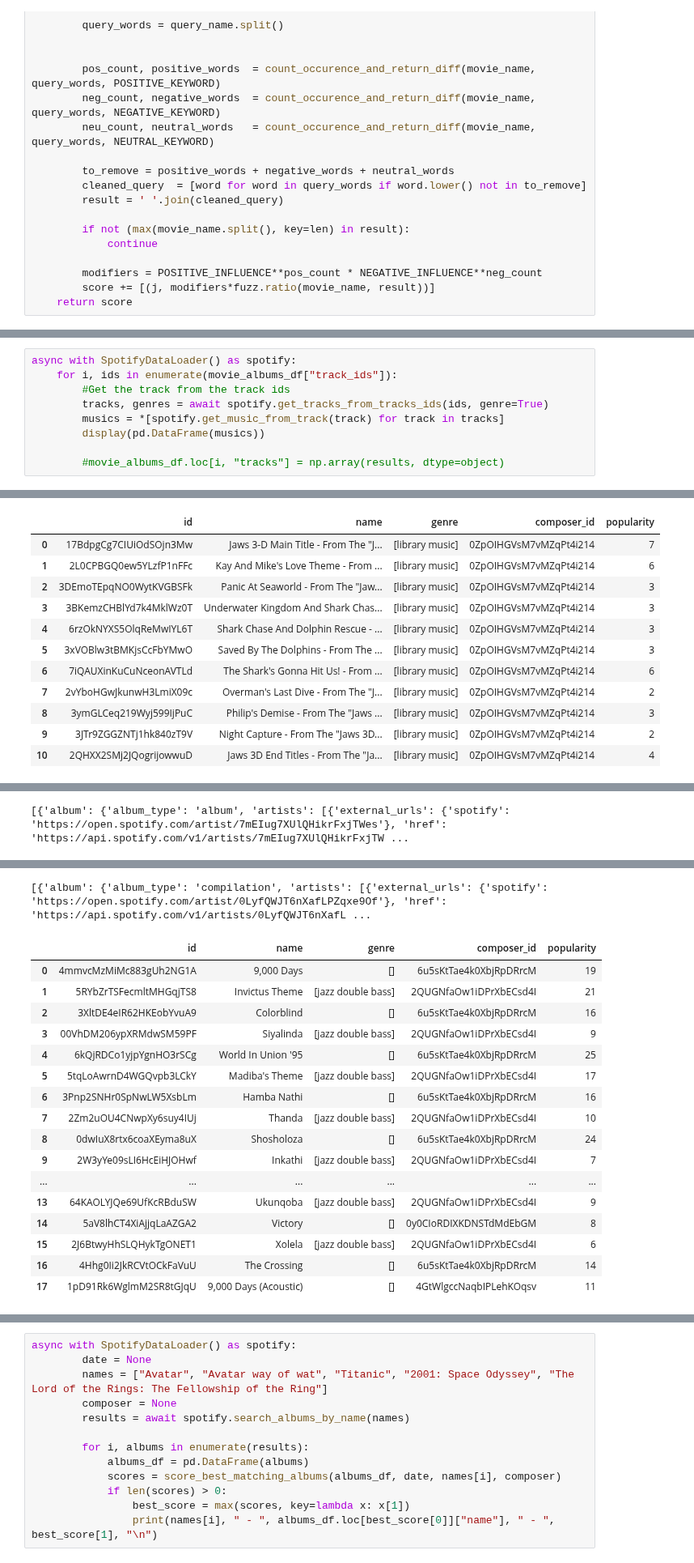
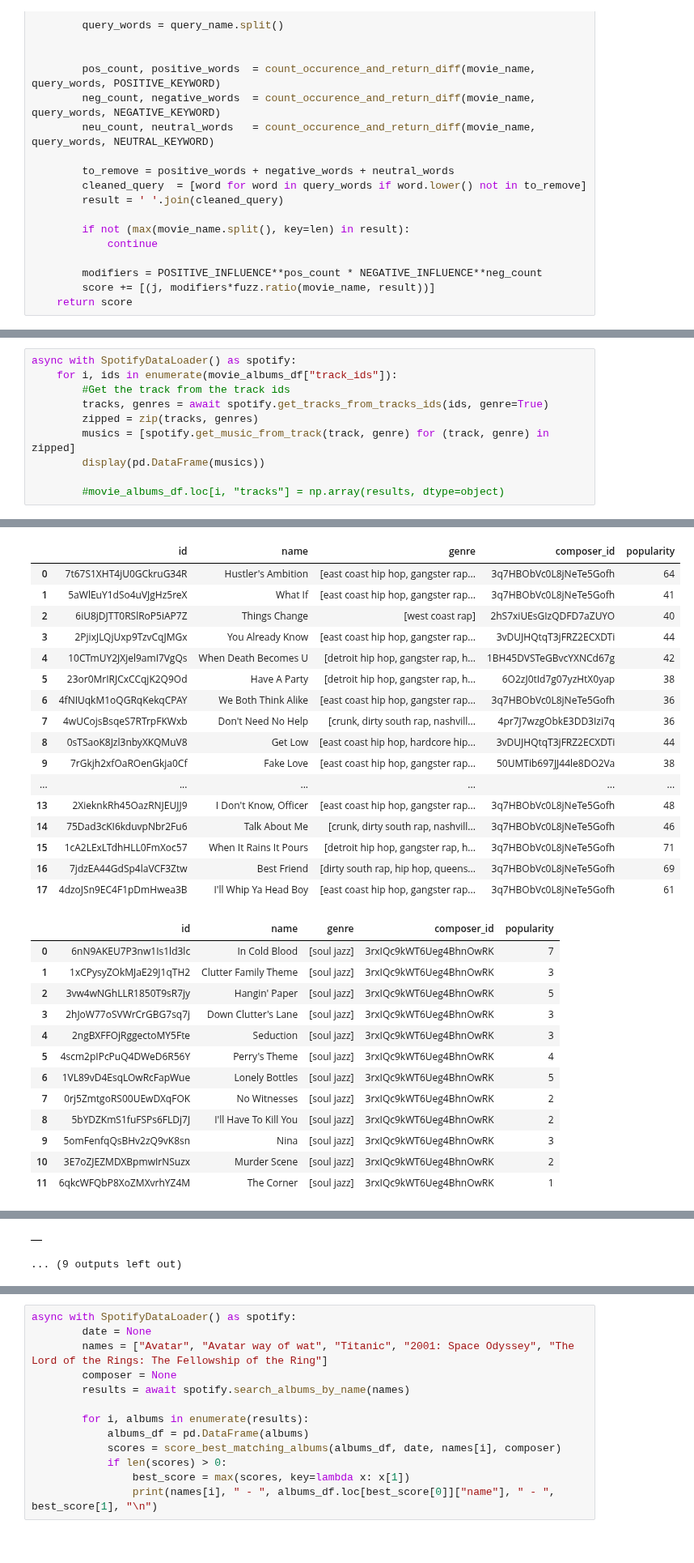
Before and after one commit to epfl-ada/ada-2023-project-learningthesecretsofdata, a Jupyter notebook: milestone_3.ipynb, the cells around one changed output, grey strips where cells are left out. Shown at 81% size. Saved outputs shown, nothing was run; the diff lists cells and outputs as text.

Commit message:
Retrieve tracks as dataframe

```diff
--- a/milestone_3.ipynb
+++ b/milestone_3.ipynb
@@ -340,7 +335,8 @@ async with SpotifyDataLoader() as spotify:
     for i, ids in enumerate(movie_albums_df["track_ids"]):
         #Get the track from the track ids
         tracks, genres = await spotify.get_tracks_from_tracks_ids(ids, genre=True)
-        musics = *[spotify.get_music_from_track(track) for track in tracks]
+        zipped = zip(tracks, genres)
+        musics = [spotify.get_music_from_track(track, genre) for (track, genre) in zipped]
         display(pd.DataFrame(musics))
 
         #movie_albums_df.loc[i, "tracks"] = np.array(results, dtype=object)
@@ -347,0 +395,30 @@ async with SpotifyDataLoader() as spotify:
+|  | id | name | genre | composer_id | popularity |
+| 0 | 7t67S1XHT4jU0GCkruG34R | Hustler's Ambition | [east coast hip hop, gangster rap... | 3q7HBObVc0L8jNeTe5Gofh | 64 |
+| 1 | 5aWlEuY1dSo4uVJgHz5reX | What If | [east coast hip hop, gangster rap... | 3q7HBObVc0L8jNeTe5Gofh | 41 |
+| 2 | 6iU8jDJTT0RSlRoP5iAP7Z | Things Change | [west coast rap] | 2hS7xiUEsGIzQDFD7aZUYO | 40 |
+| 3 | 2PjixJLQjUxp9TzvCqJMGx | You Already Know | [east coast hip hop, gangster rap... | 3vDUJHQtqT3jFRZ2ECXDTi | 44 |
+| 4 | 10CTmUY2JXjel9amI7VgQs | When Death Becomes U | [detroit hip hop, gangster rap, h... | 1BH45DVSTeGBvcYXNCd67g | 42 |
+| 5 | 23or0MrIRJCxCCqjK2Q9Od | Have A Party | [detroit hip hop, gangster rap, h... | 6O2zJ0tId7g07yzHtX0yap | 38 |
+| 6 | 4fNIUqkM1oQGRqKekqCPAY | We Both Think Alike | [east coast hip hop, gangster rap... | 3q7HBObVc0L8jNeTe5Gofh | 36 |
+| 7 | 4wUCojsBsqeS7RTrpFKWxb | Don't Need No Help | [crunk, dirty south rap, nashvill... | 4pr7J7wzgObkE3DD3Izi7q | 36 |
+| 8 | 0sTSaoK8Jzl3nbyXKQMuV8 | Get Low | [east coast hip hop, hardcore hip... | 3vDUJHQtqT3jFRZ2ECXDTi | 44 |
+| 9 | 7rGkjh2xfOaROenGkja0Cf | Fake Love | [east coast hip hop, gangster rap... | 50UMTib697JJ44le8DO2Va | 38 |
+| ... | ... | ... | ... | ... | ... |
+| 13 | 2XieknkRh45OazRNJEUJJ9 | I Don't Know, Officer | [east coast hip hop, gangster rap... | 3q7HBObVc0L8jNeTe5Gofh | 48 |
+| 14 | 75Dad3cKI6kduvpNbr2Fu6 | Talk About Me | [crunk, dirty south rap, nashvill... | 3q7HBObVc0L8jNeTe5Gofh | 46 |
+| 15 | 1cA2LExLTdhHLL0FmXoc57 | When It Rains It Pours | [detroit hip hop, gangster rap, h... | 3q7HBObVc0L8jNeTe5Gofh | 71 |
+| 16 | 7jdzEA44GdSp4laVCF3Ztw | Best Friend | [dirty south rap, hip hop, queens... | 3q7HBObVc0L8jNeTe5Gofh | 69 |
+| 17 | 4dzoJSn9EC4F1pDmHwea3B | I'll Whip Ya Head Boy | [east coast hip hop, gangster rap... | 3q7HBObVc0L8jNeTe5Gofh | 61 |
+|  | id | name | genre | composer_id | popularity |
+| 0 | 6nN9AKEU7P3nw1Is1ld3lc | In Cold Blood | [soul jazz] | 3rxIQc9kWT6Ueg4BhnOwRK | 7 |
+| 1 | 1xCPysyZOkMJaE29J1qTH2 | Clutter Family Theme | [soul jazz] | 3rxIQc9kWT6Ueg4BhnOwRK | 3 |
+| 2 | 3vw4wNGhLLR1850T9sR7jy | Hangin' Paper | [soul jazz] | 3rxIQc9kWT6Ueg4BhnOwRK | 5 |
+| 3 | 2hJoW77oSVWrCrGBG7sq7j | Down Clutter's Lane | [soul jazz] | 3rxIQc9kWT6Ueg4BhnOwRK | 3 |
+| 4 | 2ngBXFFOjRggectoMY5Fte | Seduction | [soul jazz] | 3rxIQc9kWT6Ueg4BhnOwRK | 3 |
+| 5 | 4scm2pIPcPuQ4DWeD6R56Y | Perry's Theme | [soul jazz] | 3rxIQc9kWT6Ueg4BhnOwRK | 4 |
+| 6 | 1VL89vD4EsqLOwRcFapWue | Lonely Bottles | [soul jazz] | 3rxIQc9kWT6Ueg4BhnOwRK | 5 |
+| 7 | 0rj5ZmtgoRS00UEwDXqFOK | No Witnesses | [soul jazz] | 3rxIQc9kWT6Ueg4BhnOwRK | 2 |
+| 8 | 5bYDZKmS1fuFSPs6FLDj7J | I'll Have To Kill You | [soul jazz] | 3rxIQc9kWT6Ueg4BhnOwRK | 2 |
+| 9 | 5omFenfqQsBHv2zQ9vK8sn | Nina | [soul jazz] | 3rxIQc9kWT6Ueg4BhnOwRK | 3 |
+| 10 | 3E7oZJEZMDXBpmwIrNSuzx | Murder Scene | [soul jazz] | 3rxIQc9kWT6Ueg4BhnOwRK | 2 |
+| 11 | 6qkcWFQbP8XoZMXvrhYZ4M | The Corner | [soul jazz] | 3rxIQc9kWT6Ueg4BhnOwRK | 1 |
@@ -349,12 +460,0 @@ async with SpotifyDataLoader() as spotify:
-|  | id | name | genre | composer_id | popularity |
-| 0 | 17BdpgCg7CIUiOdSOjn3Mw | Jaws 3-D Main Title - From The "J... | [library music] | 0ZpOIHGVsM7vMZqPt4i214 | 7 |
-| 1 | 2L0CPBGQ0ew5YLzfP1nFFc | Kay And Mike's Love Theme - From ... | [library music] | 0ZpOIHGVsM7vMZqPt4i214 | 6 |
-| 2 | 3DEmoTEpqNO0WytKVGBSFk | Panic At Seaworld - From The "Jaw... | [library music] | 0ZpOIHGVsM7vMZqPt4i214 | 3 |
-| 3 | 3BKemzCHBlYd7k4MklWz0T | Underwater Kingdom And Shark Chas... | [library music] | 0ZpOIHGVsM7vMZqPt4i214 | 3 |
-| 4 | 6rzOkNYXS5OlqReMwIYL6T | Shark Chase And Dolphin Rescue - ... | [library music] | 0ZpOIHGVsM7vMZqPt4i214 | 3 |
-| 5 | 3xVOBlw3tBMKjsCcFbYMwO | Saved By The Dolphins - From The ... | [library music] | 0ZpOIHGVsM7vMZqPt4i214 | 3 |
-| 6 | 7iQAUXinKuCuNceonAVTLd | The Shark's Gonna Hit Us! - From ... | [library music] | 0ZpOIHGVsM7vMZqPt4i214 | 6 |
-| 7 | 2vYboHGwJkunwH3LmiX09c | Overman's Last Dive - From The "J... | [library music] | 0ZpOIHGVsM7vMZqPt4i214 | 2 |
-| 8 | 3ymGLCeq219Wyj599IjPuC | Philip's Demise - From The "Jaws ... | [library music] | 0ZpOIHGVsM7vMZqPt4i214 | 3 |
-| 9 | 3JTr9ZGGZNTj1hk840zT9V | Night Capture - From The "Jaws 3D... | [library music] | 0ZpOIHGVsM7vMZqPt4i214 | 2 |
-| 10 | 2QHXX2SMj2JQogrijowwuD | Jaws 3D End Titles - From The "Ja... | [library music] | 0ZpOIHGVsM7vMZqPt4i214 | 4 |
@@ -361 +486,2 @@ async with SpotifyDataLoader() as spotify:
+|  |
-[{'album': {'album_type': 'album', 'artists': [{'external_urls': {'spotify': 'https://open.spotify.com/artist/7mEIug7XUlQHikrFxjTWes'}, 'href': 'https://api.spotify.com/v1/artists/7mEIug7XUlQHikrFxjTW ...
+... (9 outputs left out)
@@ -375,18 +487,0 @@ async with SpotifyDataLoader() as spotify:
-[{'album': {'album_type': 'compilation', 'artists': [{'external_urls': {'spotify': 'https://open.spotify.com/artist/0LyfQWJT6nXafLPZqxe9Of'}, 'href': 'https://api.spotify.com/v1/artists/0LyfQWJT6nXafL ...
-|  | id | name | genre | composer_id | popularity |
-| 0 | 4mmvcMzMiMc883gUh2NG1A | 9,000 Days | [] | 6u5sKtTae4k0XbjRpDRrcM | 19 |
-| 1 | 5RYbZrTSFecmltMHGqjTS8 | Invictus Theme | [jazz double bass] | 2QUGNfaOw1iDPrXbECsd4I | 21 |
-| 2 | 3XltDE4eIR62HKEobYvuA9 | Colorblind | [] | 6u5sKtTae4k0XbjRpDRrcM | 16 |
-| 3 | 00VhDM206ypXRMdwSM59PF | Siyalinda | [jazz double bass] | 2QUGNfaOw1iDPrXbECsd4I | 9 |
-| 4 | 6kQjRDCo1yjpYgnHO3rSCg | World In Union '95 | [] | 6u5sKtTae4k0XbjRpDRrcM | 25 |
-| 5 | 5tqLoAwrnD4WGQvpb3LCkY | Madiba's Theme | [jazz double bass] | 2QUGNfaOw1iDPrXbECsd4I | 17 |
-| 6 | 3Pnp2SNHr0SpNwLW5XsbLm | Hamba Nathi | [] | 6u5sKtTae4k0XbjRpDRrcM | 16 |
-| 7 | 2Zm2uOU4CNwpXy6suy4IUj | Thanda | [jazz double bass] | 2QUGNfaOw1iDPrXbECsd4I | 10 |
-| 8 | 0dwIuX8rtx6coaXEyma8uX | Shosholoza | [] | 6u5sKtTae4k0XbjRpDRrcM | 24 |
-| 9 | 2W3yYe09sLI6HcEiHJOHwf | Inkathi | [jazz double bass] | 2QUGNfaOw1iDPrXbECsd4I | 7 |
-| ... | ... | ... | ... | ... | ... |
-| 13 | 64KAOLYJQe69UfKcRBduSW | Ukunqoba | [jazz double bass] | 2QUGNfaOw1iDPrXbECsd4I | 9 |
-| 14 | 5aV8lhCT4XiAjjqLaAZGA2 | Victory | [] | 0y0CIoRDIXKDNSTdMdEbGM | 8 |
-| 15 | 2J6BtwyHhSLQHykTgONET1 | Xolela | [jazz double bass] | 2QUGNfaOw1iDPrXbECsd4I | 6 |
-| 16 | 4Hhg0Ii2JkRCVtOCkFaVuU | The Crossing | [] | 6u5sKtTae4k0XbjRpDRrcM | 14 |
-| 17 | 1pD91Rk6WglmM2SR8tGJqU | 9,000 Days (Acoustic) | [] | 4GtWlgccNaqbIPLehKOqsv | 11 |
```
Also changed, not shown: parts of 3 cells of this notebook, 1 other file.
